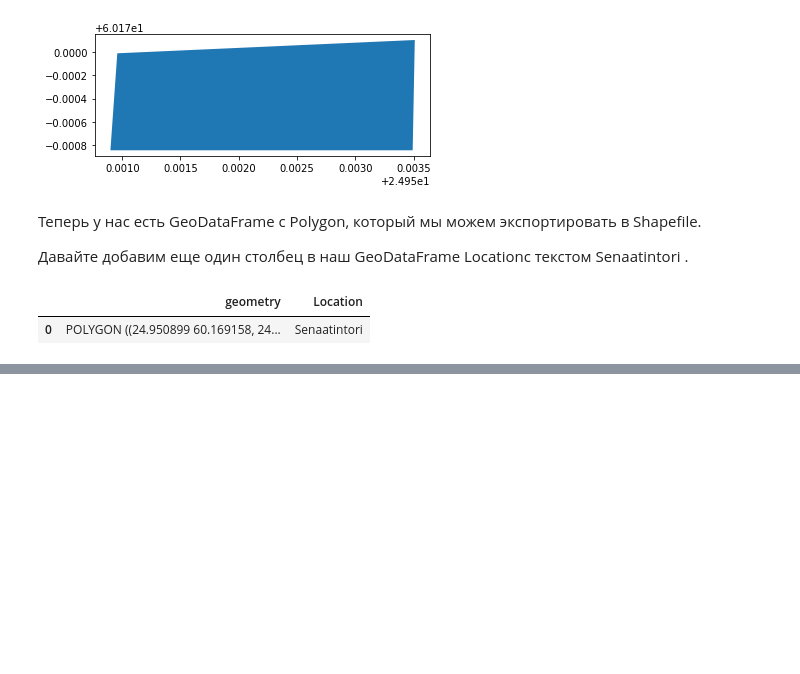
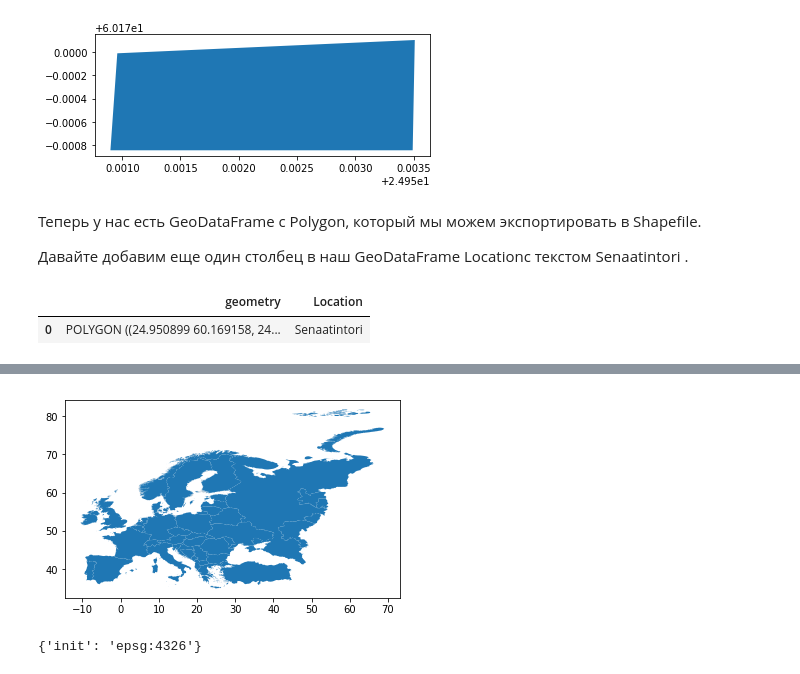
Before and after one commit to SergeyShchus/Automatic_GIS, a Jupyter notebook: Part 3. pandas.ipynb, the cells around one changed output, grey strips where cells are left out. Drawn from its saved outputs; the diff is of its cells as text; code cells hidden in the pictures; blank space fills up the shorter version.

```diff
--- a/Part 3. pandas.ipynb
+++ b/Part 3. pandas.ipynb
@@ -155,0 +262,13 @@ newdata
+# %%
+import geopandas as gpd
+
+fp = r"C:\Users\s.shchus\Documents\GitHub\Automatic_GIS\DATA\Europe_borders\Europe_borders.shp"
+data = gpd.read_file(fp)
+# %%
+data.plot();
+# %% [output]
+[figure, added]
+# %%
+data.crs
+# %% [output]
+{'init': 'epsg:4326'}
```
Also changed, not shown: parts of 49 cells of this notebook, 29 other files.
